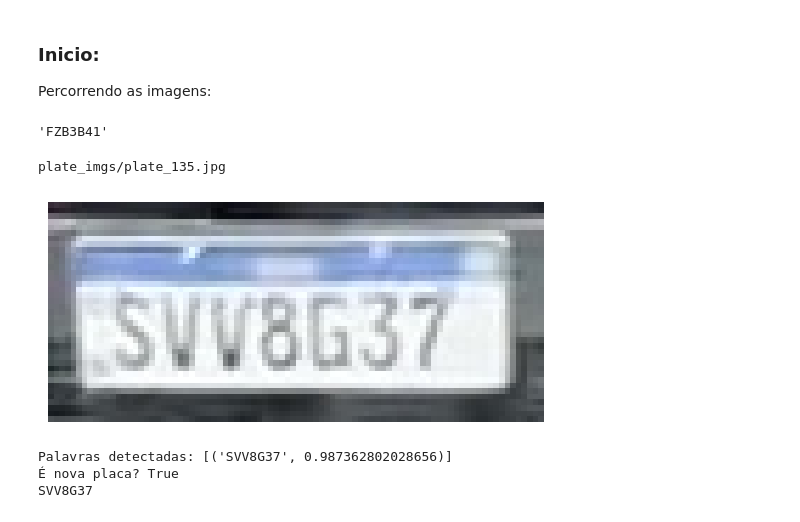
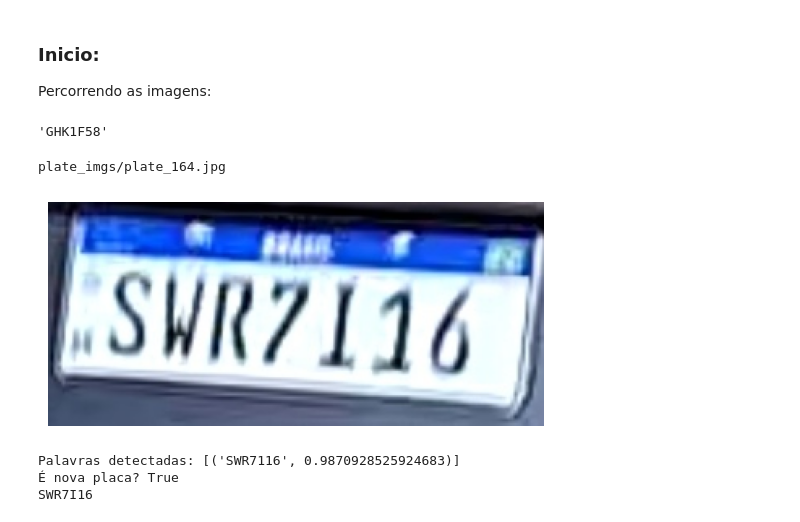
Before and after one commit to devluisrodrigues/compvis-car, a Jupyter notebook: plates/dataset.ipynb, the cells around one changed output. Saved outputs shown, nothing was run; the diff lists cells and outputs as text; code cells hidden in the pictures.

Commit message:
PLACAS

```diff
--- a/plates/dataset.ipynb
+++ b/plates/dataset.ipynb
@@ -315,28 +315,57 @@ placas_text = [
     'GFJ8A12',
     'FZB3B41',
     'OLY7905',
-    'SVV8G37'
+    'SVV8G37',
+    'QQB0F42',
+    'GFI9F66',
+    'FSA9152',
+    'TDJ0F23',
+    'TAV5H61',
+    'FBP8192',
+    'SGT9G36',
+    'QMQ0C40',
+    'GID1117',
+    'GHK1F58',
+    'GGR3E14',
+    'GED5A08',
+    'RMQ6I41',
+    'SVV8J37',
+    'FQG5108',
+    'GEQ9B53',
+    'SVZ6G43',
+    'RGY5D43',
+    'DJC0278',
+    'SWR7I16',
+    'TMH4H41',
+    'GAJ5H78',
+    'SXG1A30',
+    'FFI6F75',
+    'GFP5A75',
+    'TLI6C33',
+    'TCE4A29',
+    'TCE4A29',
+    'SWR7I16'
 ]
-placas_text[133]
+placas_text[145]
 # %% [output]
-'FZB3B41'
+'GHK1F58'
 # %%
 # exibe a imgem: ./plate_imgs/plate_{id}.jpg
-id_analisado =135
+id_analisado =164
 img_path = f'plate_imgs/plate_{id_analisado}.jpg'
 print(img_path)
 img = cv2.imread(img_path)
 img_rgb = cv2.cvtColor(img, cv2.COLOR_BGR2RGB)
 plt.imshow(img_rgb)
 plt.axis('off')
 plt.show()
 print(extract_plate_from_image(img_path))
 # %% [output]
-plate_imgs/plate_135.jpg
+plate_imgs/plate_164.jpg
-[figure, old version]
+[figure, new version]
-Palavras detectadas: [('SVV8G37', 0.987362802028656)]
+Palavras detectadas: [('SWR7116', 0.9870928525924683)]
 É nova placa? True
-SVV8G37
+SWR7I16
 # %%
 df = pd.DataFrame(columns=['filename', 'plate'])
 
```
Also changed, not shown: 30 other files.
